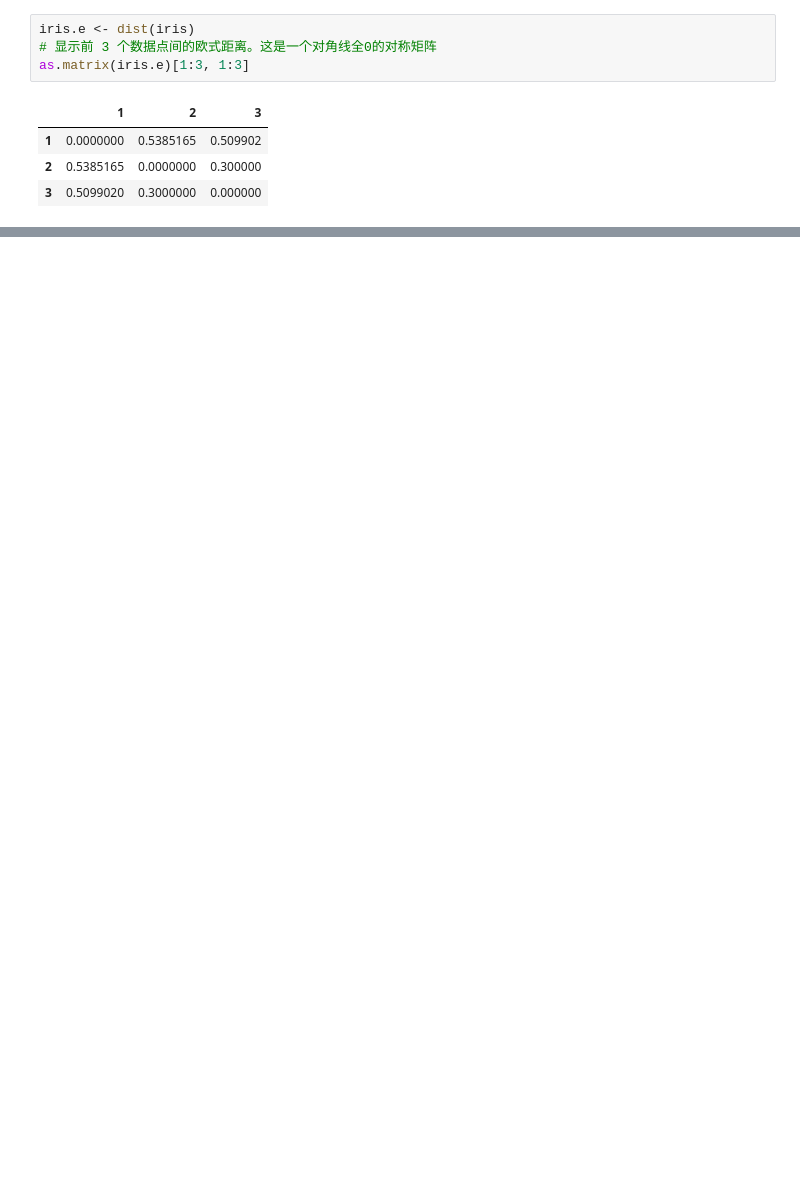
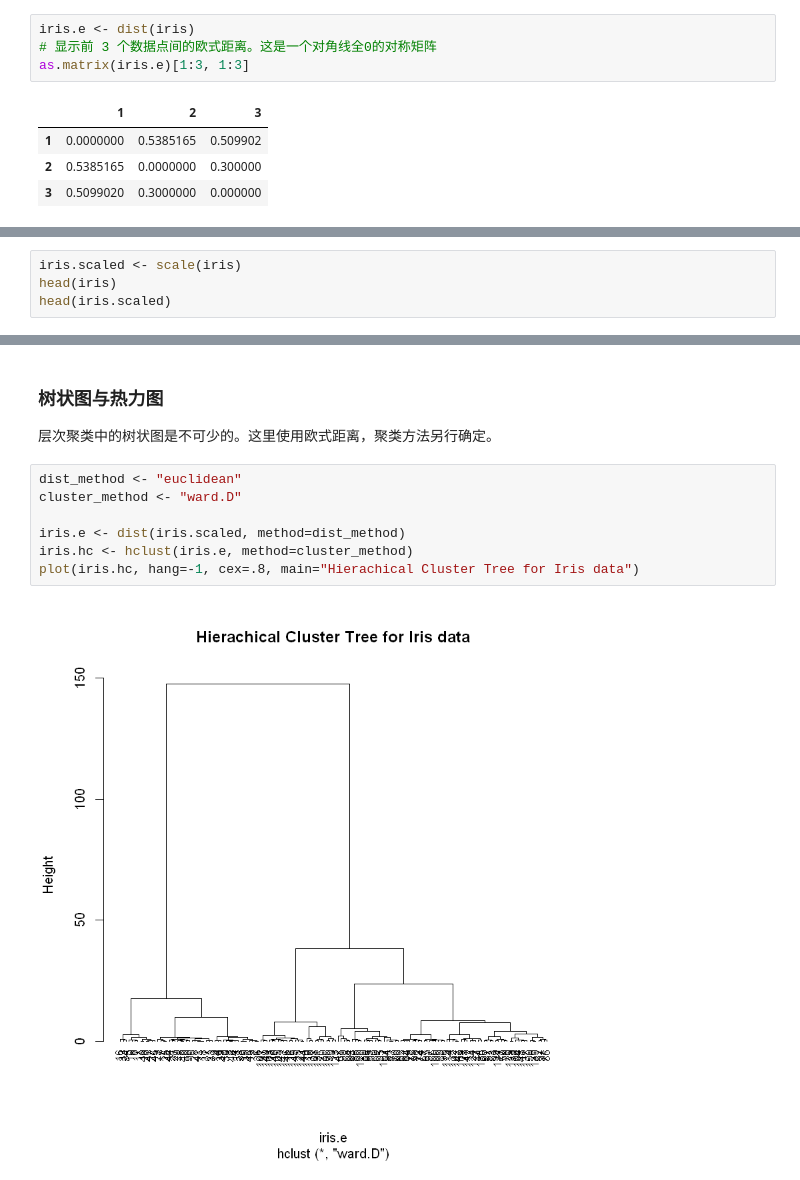
Before and after one commit to wklchris/wklchris.github.io, a Jupyter notebook: ipynb/R-clustering.ipynb, the cells around one changed output, grey strips where cells are left out. Saved outputs shown, nothing was run; the diff lists cells and outputs as text; blank space fills up the shorter version.

```diff
--- a/ipynb/R-clustering.ipynb
+++ b/ipynb/R-clustering.ipynb
@@ -77,0 +107,4 @@ as.matrix(iris.e)[1:3, 1:3]
+# %%
+iris.scaled <- scale(iris)
+head(iris)
+head(iris.scaled)
@@ -77,0 +126,13 @@ as.matrix(iris.e)[1:3, 1:3]
+# %% [markdown]
+### 树状图与热力图
+
+层次聚类中的树状图是不可少的。这里使用欧式距离，聚类方法另行确定。
+# %%
+dist_method <- "euclidean"
+cluster_method <- "ward.D"
+
+iris.e <- dist(iris.scaled, method=dist_method)
+iris.hc <- hclust(iris.e, method=cluster_method)
+plot(iris.hc, hang=-1, cex=.8, main="Hierachical Cluster Tree for Iris data")
+# %% [output]
+[figure, added]
```
Also changed, not shown: parts of 16 cells of this notebook, 13 other files.
